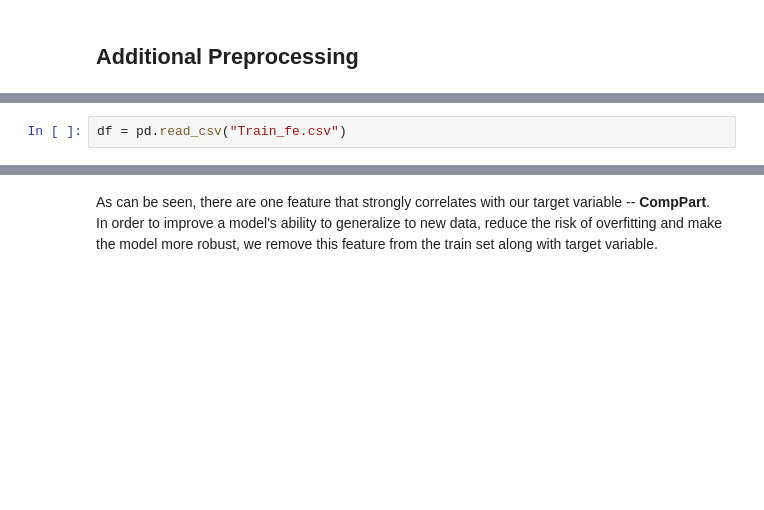
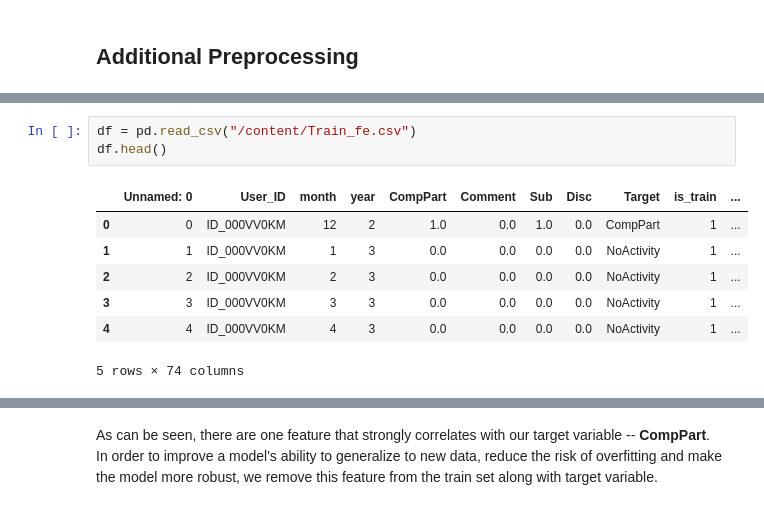
Before and after one commit to Ne-minus/Intro2DS-ZindiProject, a Jupyter notebook: Intro2DS_FinalProject_team3.ipynb, the cells around one changed output, grey strips where cells are left out. Saved outputs shown, nothing was run; the diff lists cells and outputs as text; blank space fills up the shorter version.

```diff
--- a/Intro2DS_FinalProject_team3.ipynb
+++ b/Intro2DS_FinalProject_team3.ipynb
@@ -23,5 +68,14 @@ from sklearn.linear_model import LogisticRegression
 # %%
-df = pd.read_csv("Train_fe.csv")
+df = pd.read_csv("/content/Train_fe.csv")
+df.head()
+# %% [output]
+|  | Unnamed: 0 | User_ID | month | year | CompPart | Comment | Sub | Disc | Target | is_train | ... |
+| 0 | 0 | ID_000VV0KM | 12 | 2 | 1.0 | 0.0 | 1.0 | 0.0 | CompPart | 1 | ... |
+| 1 | 1 | ID_000VV0KM | 1 | 3 | 0.0 | 0.0 | 0.0 | 0.0 | NoActivity | 1 | ... |
+| 2 | 2 | ID_000VV0KM | 2 | 3 | 0.0 | 0.0 | 0.0 | 0.0 | NoActivity | 1 | ... |
+| 3 | 3 | ID_000VV0KM | 3 | 3 | 0.0 | 0.0 | 0.0 | 0.0 | NoActivity | 1 | ... |
+| 4 | 4 | ID_000VV0KM | 4 | 3 | 0.0 | 0.0 | 0.0 | 0.0 | NoActivity | 1 | ... |
+5 rows × 74 columns
 # %%
 label_encoder = LabelEncoder()
 df['Target'] = label_encoder.fit_transform(df['Target'])
```
Also changed, not shown: parts of 28 cells of this notebook.
